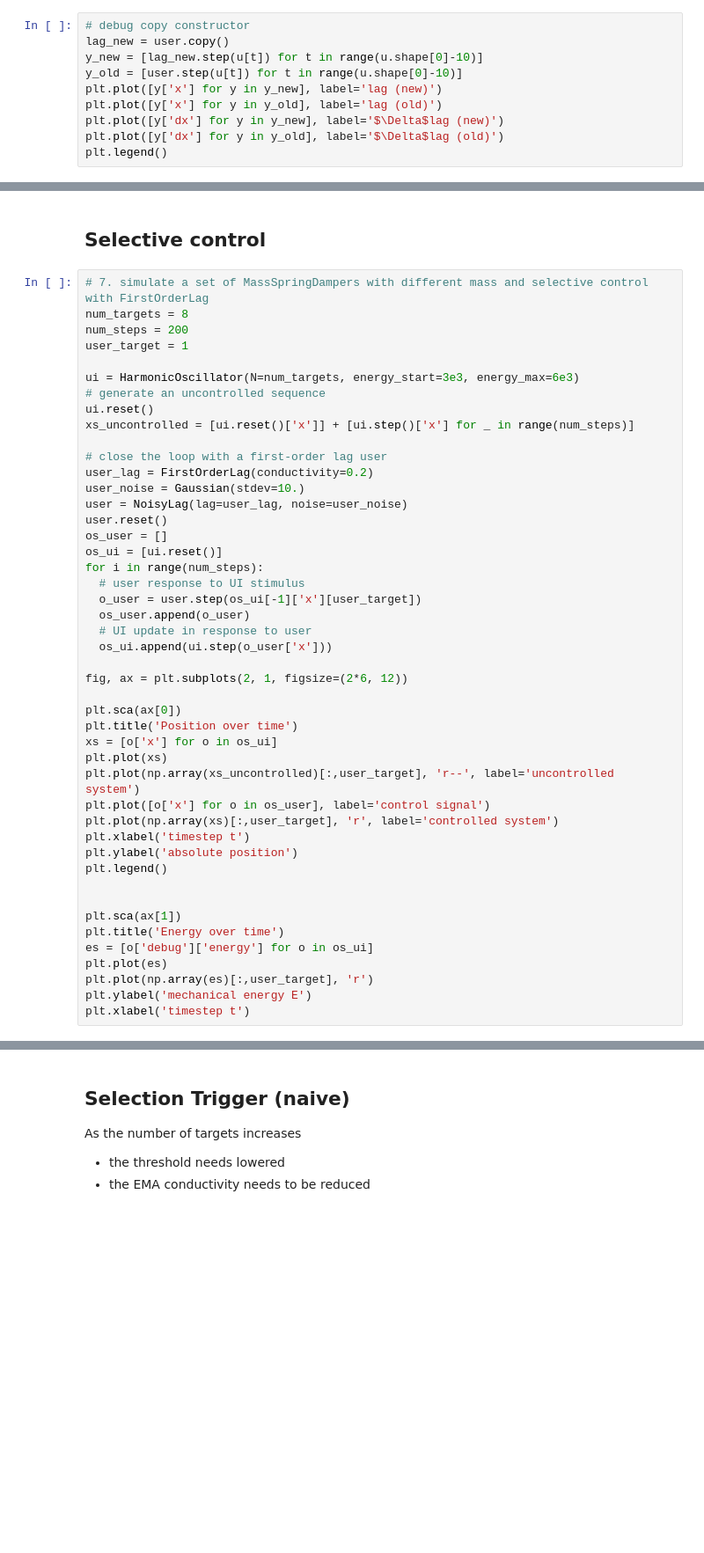
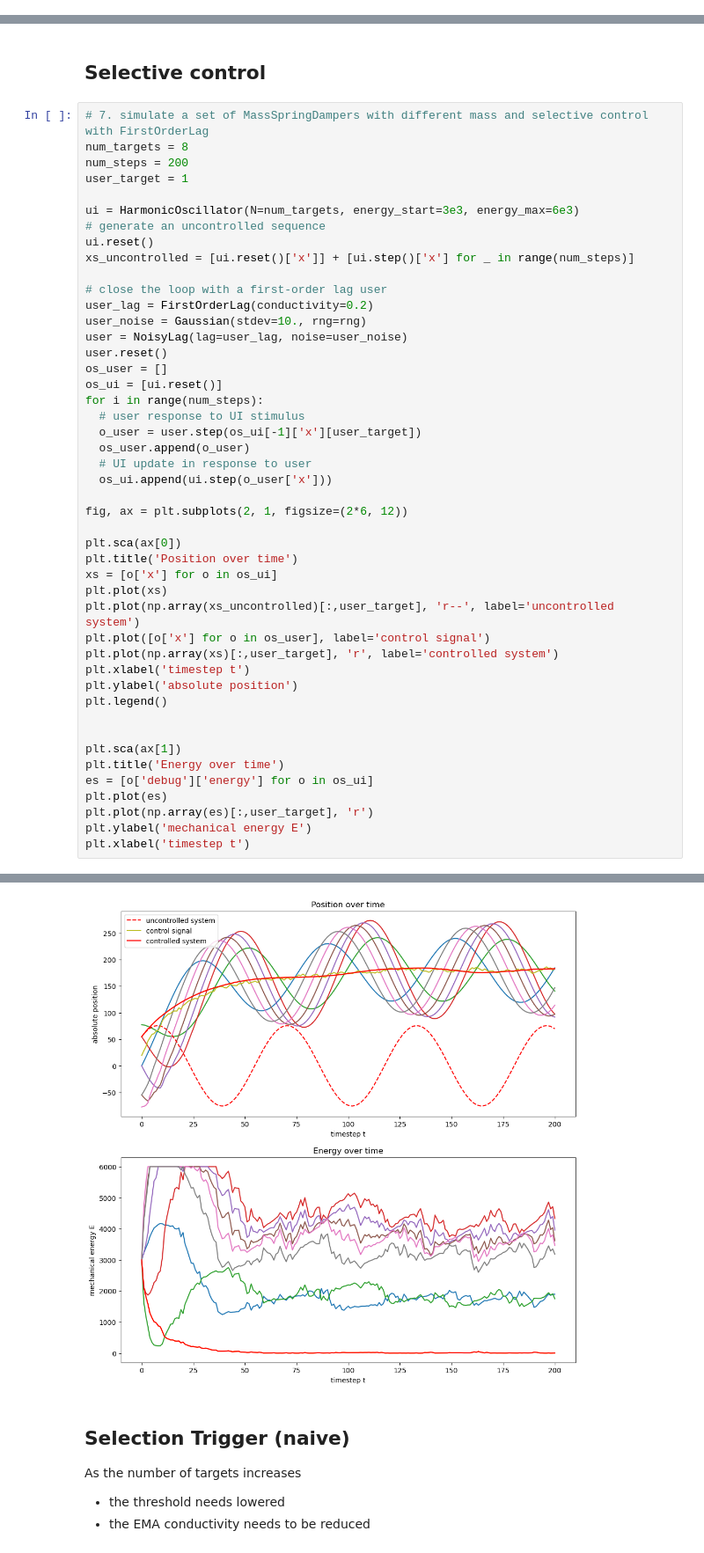
Before and after one commit to drsstein/ai_workshop_2023, a Jupyter notebook: notebooks/harmonic_oscillator_target_selection.ipynb, the cells around one changed output, grey strips where cells are left out. Shown at 88% size. Drawn from its saved outputs; the diff is of its cells as text; blank space fills up the shorter version.

```diff
--- a/notebooks/harmonic_oscillator_target_selection.ipynb
+++ b/notebooks/harmonic_oscillator_target_selection.ipynb
@@ -86,13 +94,3 @@ plt.legend()
-# %%
-# debug copy constructor
-lag_new = user.copy()
-y_new = [lag_new.step(u[t]) for t in range(u.shape[0]-10)]
-y_old = [user.step(u[t]) for t in range(u.shape[0]-10)]
-plt.plot([y['x'] for y in y_new], label='lag (new)')
-plt.plot([y['x'] for y in y_old], label='lag (old)')
-plt.plot([y['dx'] for y in y_new], label='$\Delta$lag (new)')
-plt.plot([y['dx'] for y in y_old], label='$\Delta$lag (old)')
-plt.legend()
 # %% [markdown]
 ## User Interface
 
@@ -423,7 +434,7 @@ xs_uncontrolled = [ui.reset()['x']] + [ui.step()['x'] for _ in range(num_steps)]
 
 # close the loop with a first-order lag user
 user_lag = FirstOrderLag(conductivity=0.2)
-user_noise = Gaussian(stdev=10.)
+user_noise = Gaussian(stdev=10., rng=rng)
 user = NoisyLag(lag=user_lag, noise=user_noise)
 user.reset()
 os_user = []
@@ -456,3 +467,4 @@ plt.plot(es)
 plt.plot(np.array(es)[:,user_target], 'r')
 plt.ylabel('mechanical energy E')
 plt.xlabel('timestep t')
+# %% [output]
@@ -459,3 +472,4 @@ plt.xlabel('timestep t')
+[figure, added]
 # %% [markdown]
 ## Selection Trigger (naive)
 
```
Also changed, not shown: parts of 18 cells of this notebook.
